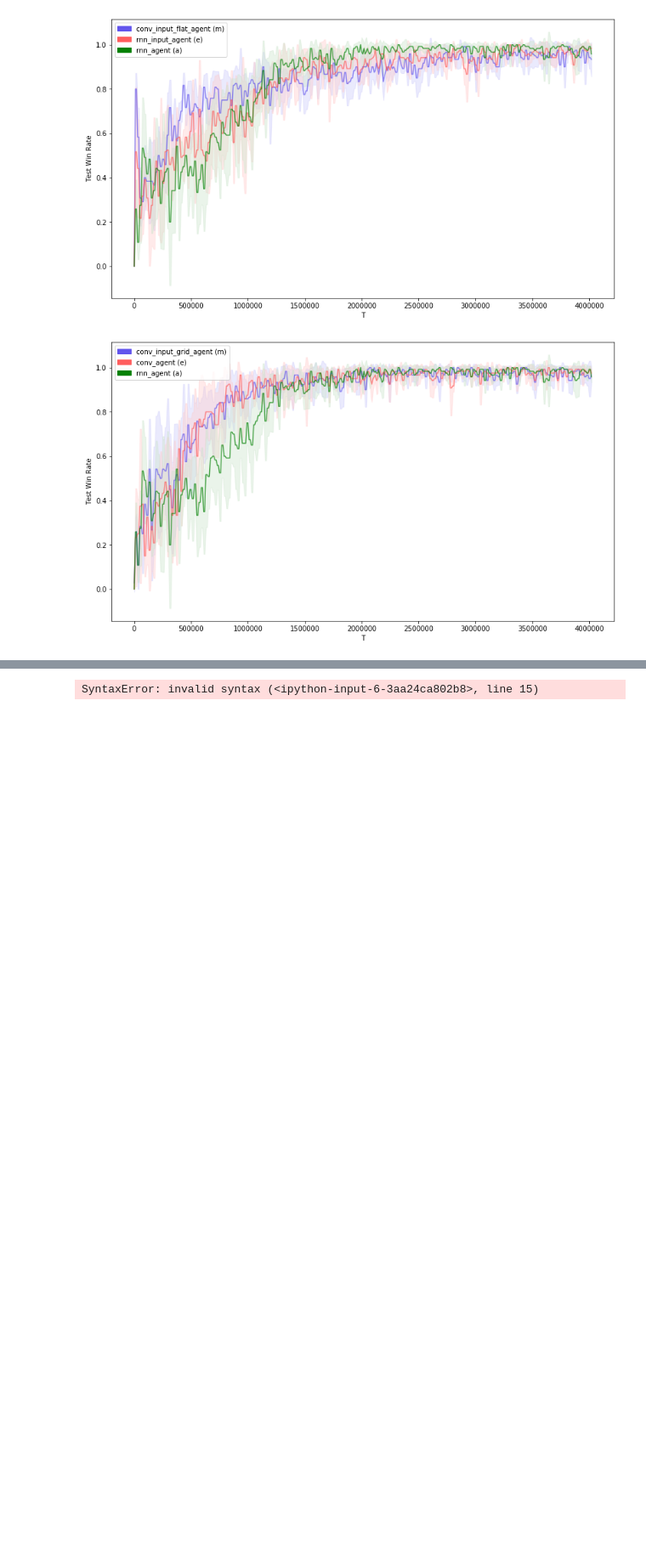
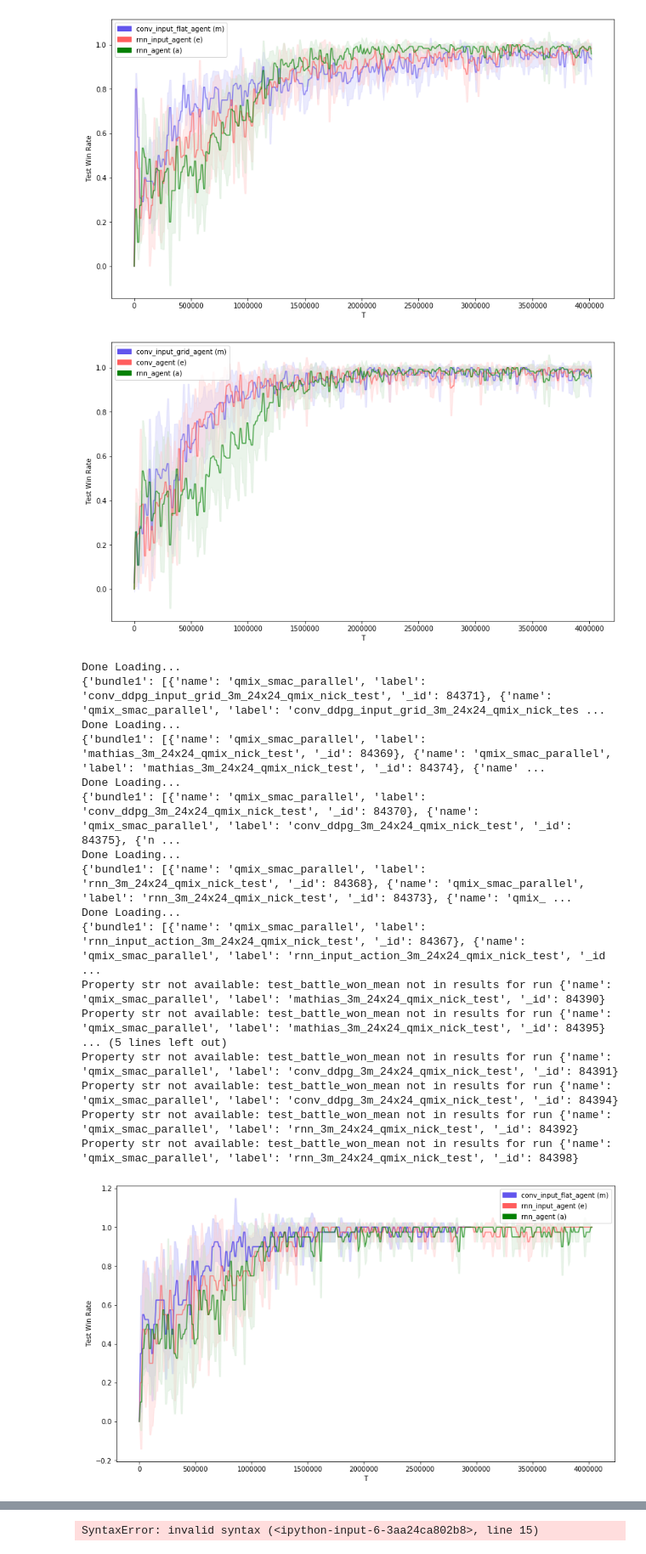
Before and after one commit to nicholasburden/pymarl, a Jupyter notebook: analysis/analysis.ipynb, the cells around one changed output, grey strips where cells are left out. Shown at 85% size. Saved outputs shown, nothing was run; the diff lists cells and outputs as text; code cells hidden in the pictures; blank space fills up the shorter version.

```diff
--- a/analysis/analysis.ipynb
+++ b/analysis/analysis.ipynb
@@ -187,3 +187,61 @@ Property str not available: test_battle_won_mean not in results for run {'name':
 Property str not available: test_battle_won_mean not in results for run {'name': 'vdn_smac_parallel', 'label': 'label=rnn_input_action_3m_vdn_nick', '_id': 82539}
 [figure]
 [figure]
+# %%
+#3m 24x24 qmix
+
+data__conv_ddpg_input_grid = mongo_central.get_name_label_names("", "conv_ddpg_input_grid_3m_24x24_qmix_nick_test")
+print(data__conv_ddpg_input_grid)
+
+data__mathias = mongo_central.get_name_label_names("", "mathias_3m_24x24_qmix_nick_test")
+print(data__mathias)
+
+data__conv_ddpg = mongo_central.get_name_label_names("", "conv_ddpg_3m_24x24_qmix_nick_test")
+print(data__conv_ddpg)
+
+data__rnn = mongo_central.get_name_label_names("", "rnn_3m_24x24_qmix_nick_test")
+print(data__rnn)
+
+data__rnn_input_action = mongo_central.get_name_label_names("", "rnn_input_action_3m_24x24_qmix_nick_test")
+print(data__rnn_input_action)
+
+bavg = bundle_average(mongo_central,
+                      [("conv_input_flat_agent", data__mathias, "test_battle_won_mean", "test_battle_won_mean_T"),
+                       ("rnn_input_agent", data__rnn_input_action, "test_battle_won_mean", "test_battle_won_mean_T"),
+                       ("rnn_agent", data__rnn, "test_battle_won_mean", "test_battle_won_mean_T")
+                      ],
+                      no_fails=True,
+                      window=20000)
+
+bavg2 = bundle_average(mongo_central,
+                      [("conv_input_grid_agent", data__conv_ddpg_input_grid, "test_battle_won_mean", "test_battle_won_mean_T"),
+                       ("conv_agent", data__conv_ddpg, "test_battle_won_mean", "test_battle_won_mean_T"),
+                       ("rnn_agent", data__rnn, "test_battle_won_mean", "test_battle_won_mean_T")
+                      ],
+                      no_fails=True,
+                      window=20000)
+
+a = plot_bundle_avgs(bavg,
+                     figsize=(15,8))
+
+b = plot_bundle_avgs(bavg2,
+                     figsize=(15,8))
+# %% [output]
+Done Loading...
+{'bundle1': [{'name': 'qmix_smac_parallel', 'label': 'conv_ddpg_input_grid_3m_24x24_qmix_nick_test', '_id': 84371}, {'name': 'qmix_smac_parallel', 'label': 'conv_ddpg_input_grid_3m_24x24_qmix_nick_tes ...
+Done Loading...
+{'bundle1': [{'name': 'qmix_smac_parallel', 'label': 'mathias_3m_24x24_qmix_nick_test', '_id': 84369}, {'name': 'qmix_smac_parallel', 'label': 'mathias_3m_24x24_qmix_nick_test', '_id': 84374}, {'name' ...
+Done Loading...
+{'bundle1': [{'name': 'qmix_smac_parallel', 'label': 'conv_ddpg_3m_24x24_qmix_nick_test', '_id': 84370}, {'name': 'qmix_smac_parallel', 'label': 'conv_ddpg_3m_24x24_qmix_nick_test', '_id': 84375}, {'n ...
+Done Loading...
+{'bundle1': [{'name': 'qmix_smac_parallel', 'label': 'rnn_3m_24x24_qmix_nick_test', '_id': 84368}, {'name': 'qmix_smac_parallel', 'label': 'rnn_3m_24x24_qmix_nick_test', '_id': 84373}, {'name': 'qmix_ ...
+Done Loading...
+{'bundle1': [{'name': 'qmix_smac_parallel', 'label': 'rnn_input_action_3m_24x24_qmix_nick_test', '_id': 84367}, {'name': 'qmix_smac_parallel', 'label': 'rnn_input_action_3m_24x24_qmix_nick_test', '_id ...
+Property str not available: test_battle_won_mean not in results for run {'name': 'qmix_smac_parallel', 'label': 'mathias_3m_24x24_qmix_nick_test', '_id': 84390}
+Property str not available: test_battle_won_mean not in results for run {'name': 'qmix_smac_parallel', 'label': 'mathias_3m_24x24_qmix_nick_test', '_id': 84395}
+... (5 lines left out)
+Property str not available: test_battle_won_mean not in results for run {'name': 'qmix_smac_parallel', 'label': 'conv_ddpg_3m_24x24_qmix_nick_test', '_id': 84391}
+Property str not available: test_battle_won_mean not in results for run {'name': 'qmix_smac_parallel', 'label': 'conv_ddpg_3m_24x24_qmix_nick_test', '_id': 84394}
+Property str not available: test_battle_won_mean not in results for run {'name': 'qmix_smac_parallel', 'label': 'rnn_3m_24x24_qmix_nick_test', '_id': 84392}
+Property str not available: test_battle_won_mean not in results for run {'name': 'qmix_smac_parallel', 'label': 'rnn_3m_24x24_qmix_nick_test', '_id': 84398}
+[figure, added]
```
Also changed, not shown: parts of 2 cells of this notebook, 1 other file.
